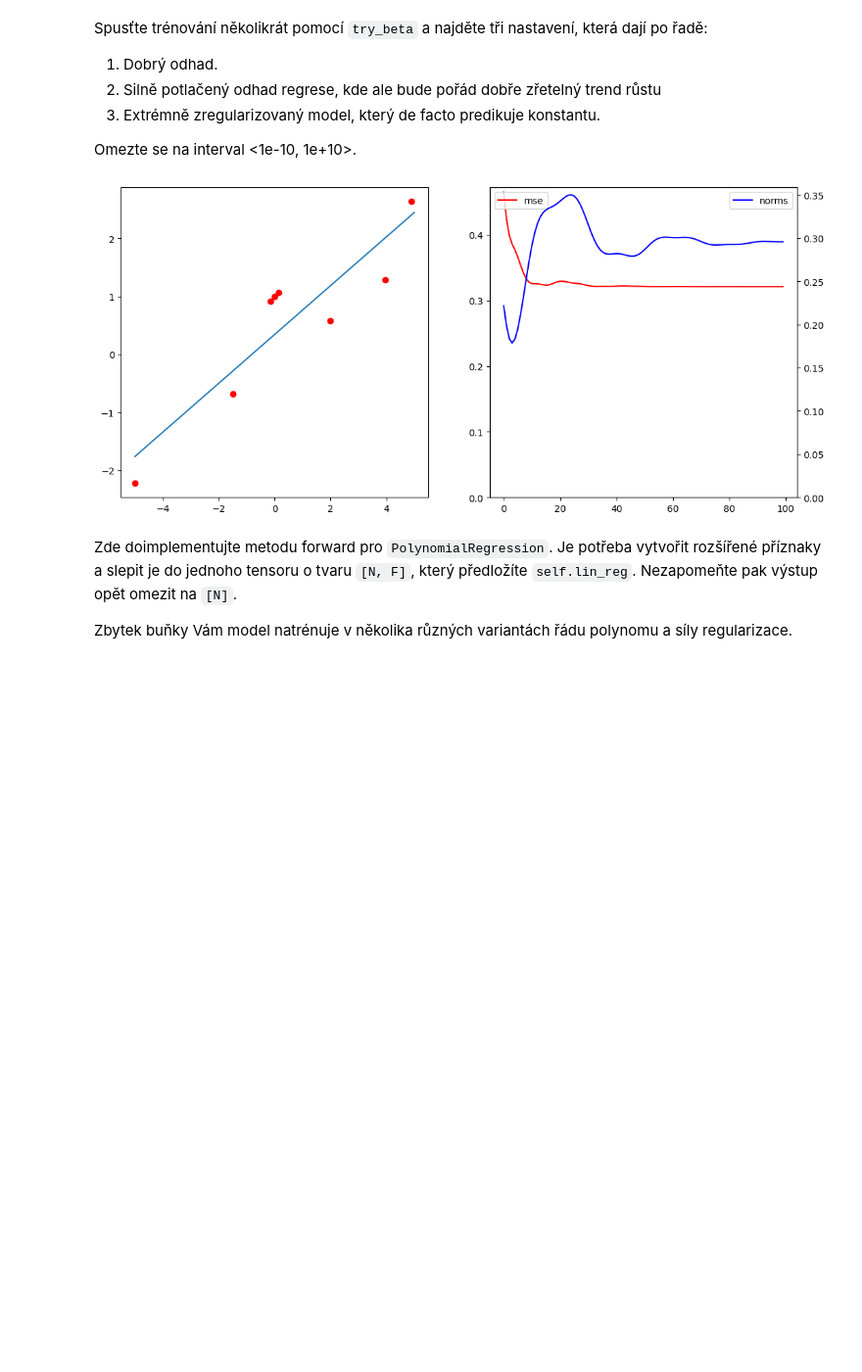
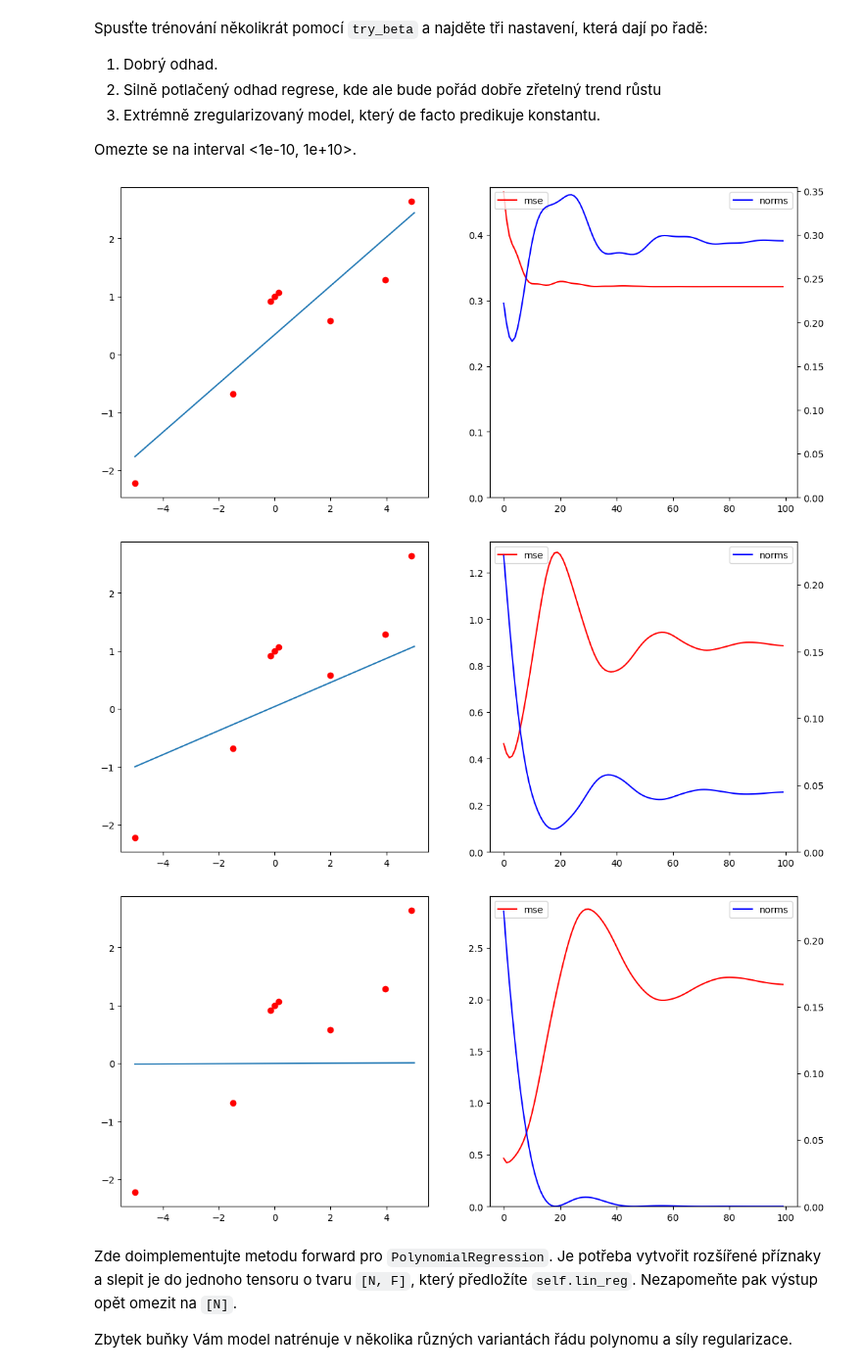
Before and after one commit to You-never-know/SUI-3, a Jupyter notebook: zadani.ipynb, the cells around one changed output. Shown: that part at 98% size. Saved outputs shown, nothing was run; the diff lists cells and outputs as text; code cells hidden in the pictures; blank space fills up the shorter version.

```diff
--- a/zadani.ipynb
+++ b/zadani.ipynb
@@ -106,7 +106,7 @@ class LinearRegression(torch.nn.Module):
         return self.model(x).squeeze()
 
     def l2_norm(self):
-        return sum(par.pow(2.0).sum() for par in self.model.parameters()).item()
+        return sum(par.pow(2.0).sum() for par in self.model.parameters())
 # %% [markdown]
 Naimplementujte funkci pro trénování modelu takového modelu.
 Funkce přijímá:
@@ -132,7 +132,7 @@ def train_regression_model(model, loss_fun, optimizer, train_X, train_t, nb_step
         loss.backward()
         optimizer.step()
         mses.append(torch.nn.functional.mse_loss(predict_y, train_t).item())
-        norms.append(model.l2_norm())
+        norms.append(model.l2_norm().item())
     return mses, norms
 
 class MSE_with_regression:
@@ -142,8 +142,8 @@ class MSE_with_regression:
 
     def __call__(self, y, t, model):
         mse = self.loss(y, t)
-        l2 = model.l2_norm() * self.l2_beta
-        return mse + l2
+        l2 = model.l2_norm()
+        return mse + self.l2_beta * l2
 # %% [markdown]
 Spusťte trénování několikrát pomocí `try_beta` a najděte tři nastavení, která dají po řadě:
 1. Dobrý odhad.
@@ -154,33 +154,35 @@ Omezte se na interval <1e-10, 1e+10>.
 # %%
 def plot_training_result(model, losses, norms):
     fig, axs = plt.subplots(ncols=2, figsize=(13, 6))
     axs[0].plot(xs.detach(), model(xs.float().unsqueeze(-1)).detach())
     axs[0].scatter(data, ts, c='r')
 
     axs[1].plot(losses, 'r-', label='mse')
     axs[1].legend(loc="upper left")
     axs[1].set_ylim(bottom=0)
     ax_2 = axs[1].twinx()
     ax_2.plot(norms, 'b-', label='norms')
     ax_2.legend(loc="upper right")
     ax_2.set_ylim(bottom=0)
 
 
 xs = torch.linspace(-5, 5, steps=100)
 data = torch.tensor([-4.99, 3.95, -1.5, -0.15, 0, 0.15, 2, 4.9]).unsqueeze(-1)
 ts = func(data).squeeze(-1).detach()
 
 def try_beta(l2_beta):
     regr_1 = LinearRegression(1)
     opt = torch.optim.Adam(regr_1.parameters(), 3e-2)
     losses, norms = train_regression_model(regr_1, MSE_with_regression(l2_beta), opt, data, ts)
     plot_training_result(regr_1, losses, norms)
 
+try_beta(1e-2)
+try_beta(1e1)
 try_beta(1e5)
-#try_beta(0)
-#try_beta(1e-10)
 # %% [output]
 [figure]
+[figure, added]
+[figure, added]
 # %% [markdown]
 Zde doimplementujte metodu forward pro `PolynomialRegression`.
 Je potřeba vytvořit rozšířené příznaky a slepit je do jednoho tensoru o tvaru `[N, F]`, který předložíte `self.lin_reg`.
```
Also changed, not shown: parts of 5 cells of this notebook.
